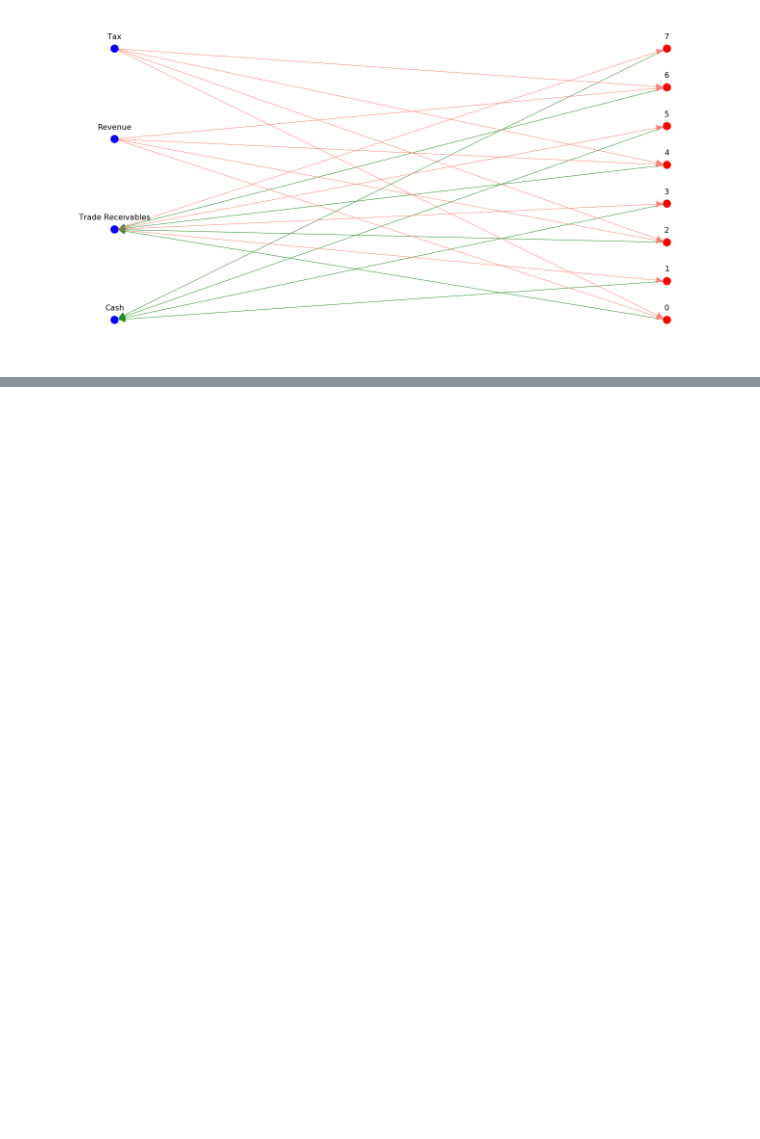
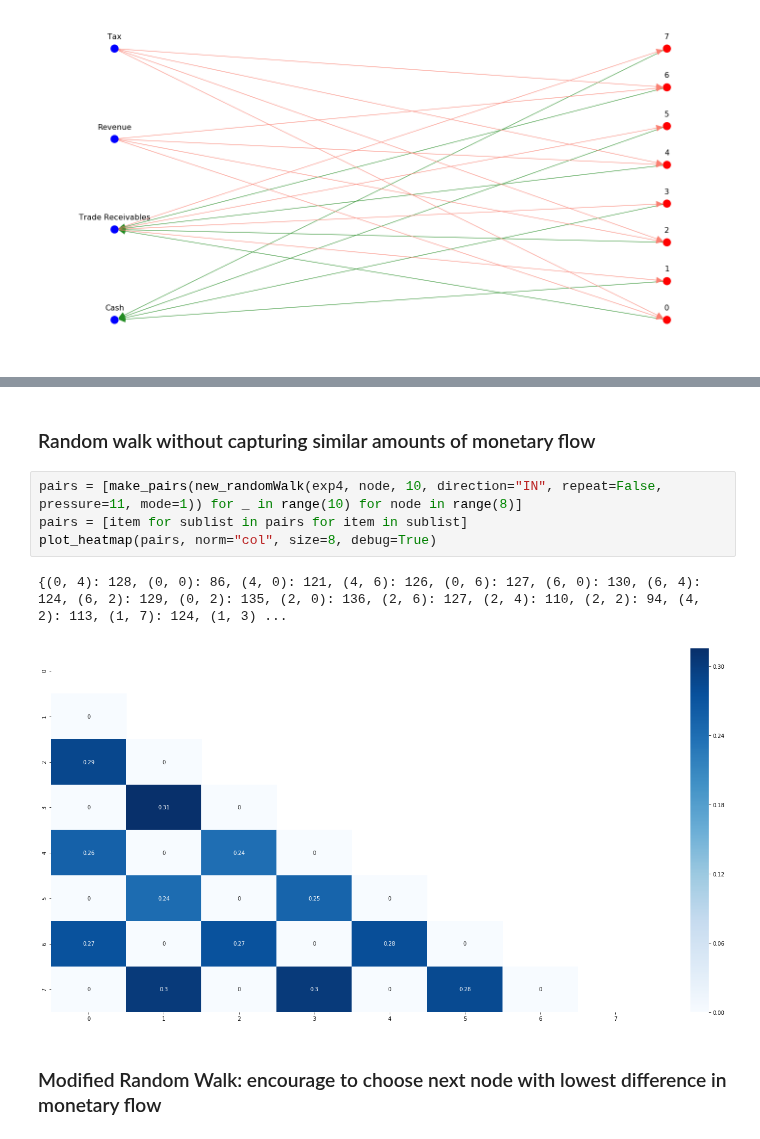
Before and after one commit to AlexWorldD/NetEmbs, a Jupyter notebook: ProofOfConcept.ipynb, the cells around one changed output, grey strips where cells are left out. Saved outputs shown, nothing was run; the diff lists cells and outputs as text; blank space fills up the shorter version.

```diff
--- a/ProofOfConcept.ipynb
+++ b/ProofOfConcept.ipynb
@@ -591,3 +598,14 @@ plot_network_v2(exp4, title="Exp4", edges_label=False)
+# %% [markdown]
+### Random walk without capturing similar amounts of monetary flow
+# %%
+pairs = [make_pairs(new_randomWalk(exp4, node, 10, direction="IN", repeat=False, pressure=11, mode=1)) for _ in range(10) for node in range(8)]
+pairs = [item for sublist in pairs for item in sublist]
+plot_heatmap(pairs, norm="col", size=8, debug=True)
+# %% [output]
+{(0, 4): 128, (0, 0): 86, (4, 0): 121, (4, 6): 126, (0, 6): 127, (6, 0): 130, (6, 4): 124, (6, 2): 129, (0, 2): 135, (2, 0): 136, (2, 6): 127, (2, 4): 110, (2, 2): 94, (4, 2): 113, (1, 7): 124, (1, 3) ...
+[figure, added]
+# %% [markdown]
+### Modified Random Walk: encourage to choose next node with lowest difference in monetary flow
 # %%
 pairs = [make_pairs(new_randomWalk(exp4, node, 10, direction="IN", repeat=False, pressure=11, mode=2)) for _ in range(10) for node in range(8)]
 pairs = [item for sublist in pairs for item in sublist]
```
Also changed, not shown: parts of 3 cells of this notebook, 1 other file.
